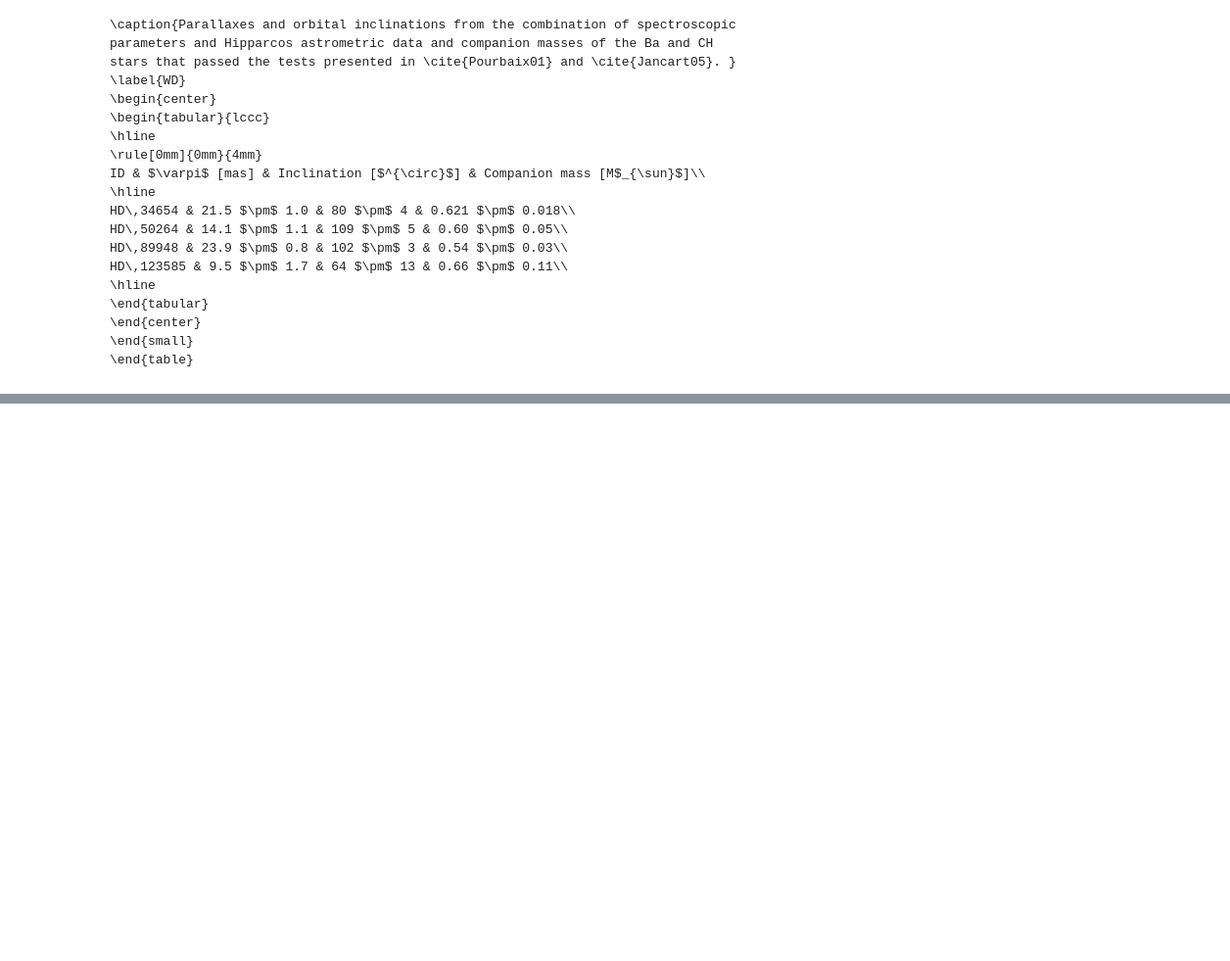
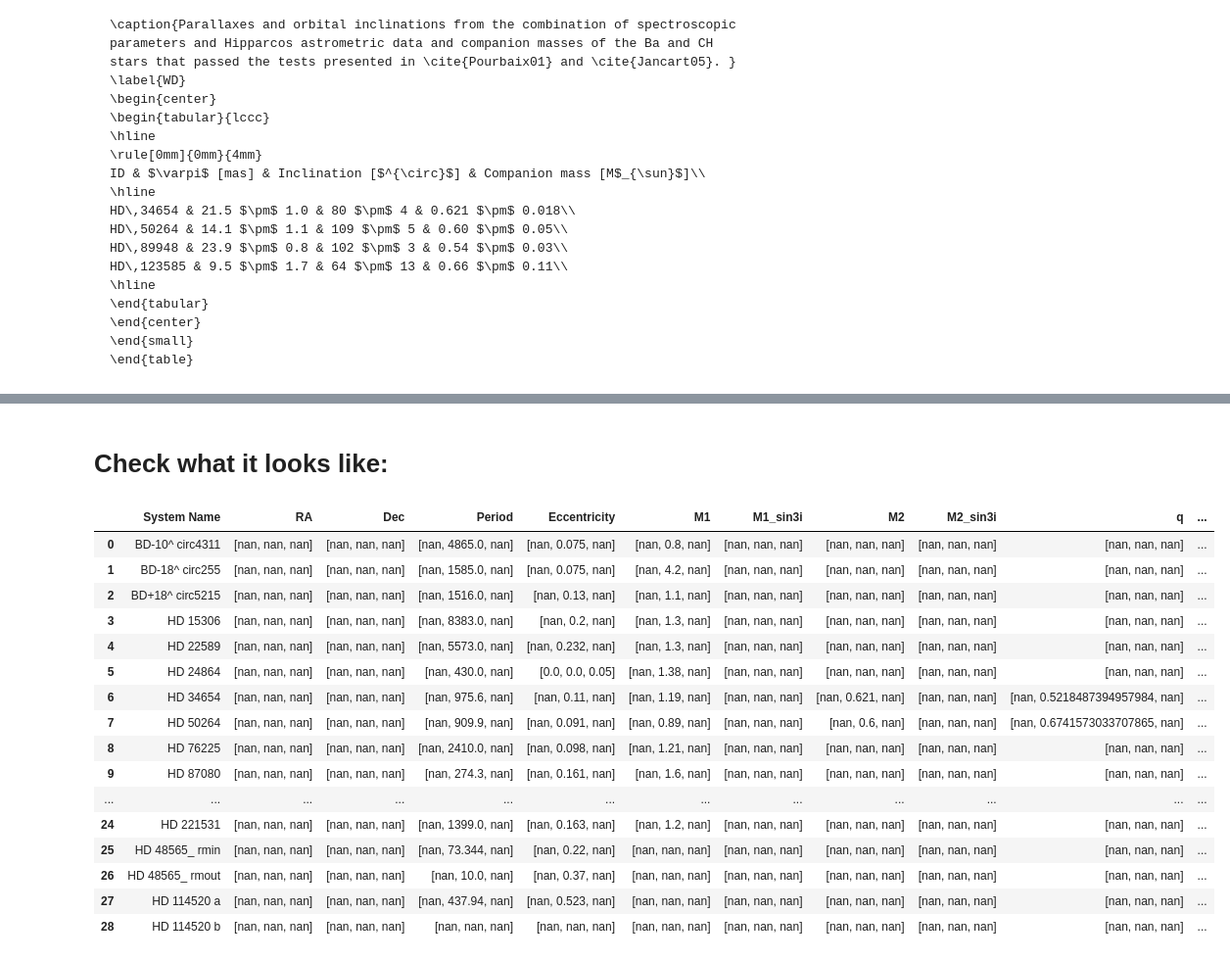
Before and after one commit to binary-observations/post_mt_catalog, a Jupyter notebook: code/data_compilation/compile_barium_stars.ipynb, the cells around one changed output, grey strips where cells are left out. Shown: that part at 98% size. Cells and saved outputs as stored; diff of their text form; code cells hidden in the pictures; blank space fills up the shorter version.

```diff
--- a/code/data_compilation/compile_barium_stars.ipynb
+++ b/code/data_compilation/compile_barium_stars.ipynb
@@ -757,0 +1105,22 @@ HD\,123585 & 9.5 $\pm$ 1.7 & 64 $\pm$ 13 & 0.66 $\pm$ 0.11\\
+# %% [markdown]
+# Check what it looks like:
+# %%
+display(df)
+# %% [output]
+|  | System Name | RA | Dec | Period | Eccentricity | M1 | M1_sin3i | M2 | M2_sin3i | q | ... |
+| 0 | BD-10^ circ4311 | [nan, nan, nan] | [nan, nan, nan] | [nan, 4865.0, nan] | [nan, 0.075, nan] | [nan, 0.8, nan] | [nan, nan, nan] | [nan, nan, nan] | [nan, nan, nan] | [nan, nan, nan] | ... |
+| 1 | BD-18^ circ255 | [nan, nan, nan] | [nan, nan, nan] | [nan, 1585.0, nan] | [nan, 0.075, nan] | [nan, 4.2, nan] | [nan, nan, nan] | [nan, nan, nan] | [nan, nan, nan] | [nan, nan, nan] | ... |
+| 2 | BD+18^ circ5215 | [nan, nan, nan] | [nan, nan, nan] | [nan, 1516.0, nan] | [nan, 0.13, nan] | [nan, 1.1, nan] | [nan, nan, nan] | [nan, nan, nan] | [nan, nan, nan] | [nan, nan, nan] | ... |
+| 3 | HD 15306 | [nan, nan, nan] | [nan, nan, nan] | [nan, 8383.0, nan] | [nan, 0.2, nan] | [nan, 1.3, nan] | [nan, nan, nan] | [nan, nan, nan] | [nan, nan, nan] | [nan, nan, nan] | ... |
+| 4 | HD 22589 | [nan, nan, nan] | [nan, nan, nan] | [nan, 5573.0, nan] | [nan, 0.232, nan] | [nan, 1.3, nan] | [nan, nan, nan] | [nan, nan, nan] | [nan, nan, nan] | [nan, nan, nan] | ... |
+| 5 | HD 24864 | [nan, nan, nan] | [nan, nan, nan] | [nan, 430.0, nan] | [0.0, 0.0, 0.05] | [nan, 1.38, nan] | [nan, nan, nan] | [nan, nan, nan] | [nan, nan, nan] | [nan, nan, nan] | ... |
+| 6 | HD 34654 | [nan, nan, nan] | [nan, nan, nan] | [nan, 975.6, nan] | [nan, 0.11, nan] | [nan, 1.19, nan] | [nan, nan, nan] | [nan, 0.621, nan] | [nan, nan, nan] | [nan, 0.5218487394957984, nan] | ... |
+| 7 | HD 50264 | [nan, nan, nan] | [nan, nan, nan] | [nan, 909.9, nan] | [nan, 0.091, nan] | [nan, 0.89, nan] | [nan, nan, nan] | [nan, 0.6, nan] | [nan, nan, nan] | [nan, 0.6741573033707865, nan] | ... |
+| 8 | HD 76225 | [nan, nan, nan] | [nan, nan, nan] | [nan, 2410.0, nan] | [nan, 0.098, nan] | [nan, 1.21, nan] | [nan, nan, nan] | [nan, nan, nan] | [nan, nan, nan] | [nan, nan, nan] | ... |
+| 9 | HD 87080 | [nan, nan, nan] | [nan, nan, nan] | [nan, 274.3, nan] | [nan, 0.161, nan] | [nan, 1.6, nan] | [nan, nan, nan] | [nan, nan, nan] | [nan, nan, nan] | [nan, nan, nan] | ... |
+| ... | ... | ... | ... | ... | ... | ... | ... | ... | ... | ... | ... |
+| 24 | HD 221531 | [nan, nan, nan] | [nan, nan, nan] | [nan, 1399.0, nan] | [nan, 0.163, nan] | [nan, 1.2, nan] | [nan, nan, nan] | [nan, nan, nan] | [nan, nan, nan] | [nan, nan, nan] | ... |
+| 25 | HD 48565_ rmin | [nan, nan, nan] | [nan, nan, nan] | [nan, 73.344, nan] | [nan, 0.22, nan] | [nan, nan, nan] | [nan, nan, nan] | [nan, nan, nan] | [nan, nan, nan] | [nan, nan, nan] | ... |
+| 26 | HD 48565_ rmout | [nan, nan, nan] | [nan, nan, nan] | [nan, 10.0, nan] | [nan, 0.37, nan] | [nan, nan, nan] | [nan, nan, nan] | [nan, nan, nan] | [nan, nan, nan] | [nan, nan, nan] | ... |
+| 27 | HD 114520 a | [nan, nan, nan] | [nan, nan, nan] | [nan, 437.94, nan] | [nan, 0.523, nan] | [nan, nan, nan] | [nan, nan, nan] | [nan, nan, nan] | [nan, nan, nan] | [nan, nan, nan] | ... |
+| 28 | HD 114520 b | [nan, nan, nan] | [nan, nan, nan] | [nan, nan, nan] | [nan, nan, nan] | [nan, nan, nan] | [nan, nan, nan] | [nan, nan, nan] | [nan, nan, nan] | [nan, nan, nan] | ... |
```
Also changed, not shown: parts of 4 cells of this notebook, 7 other files.
